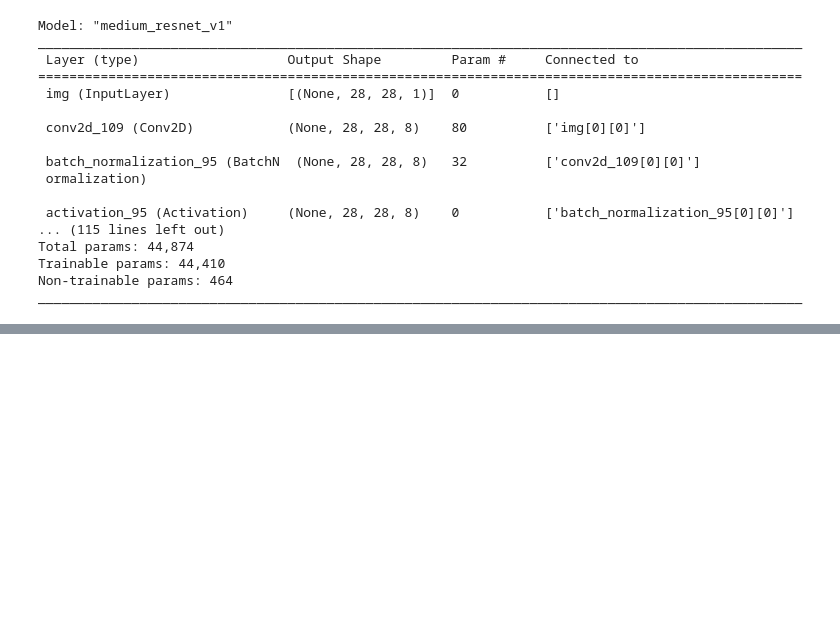
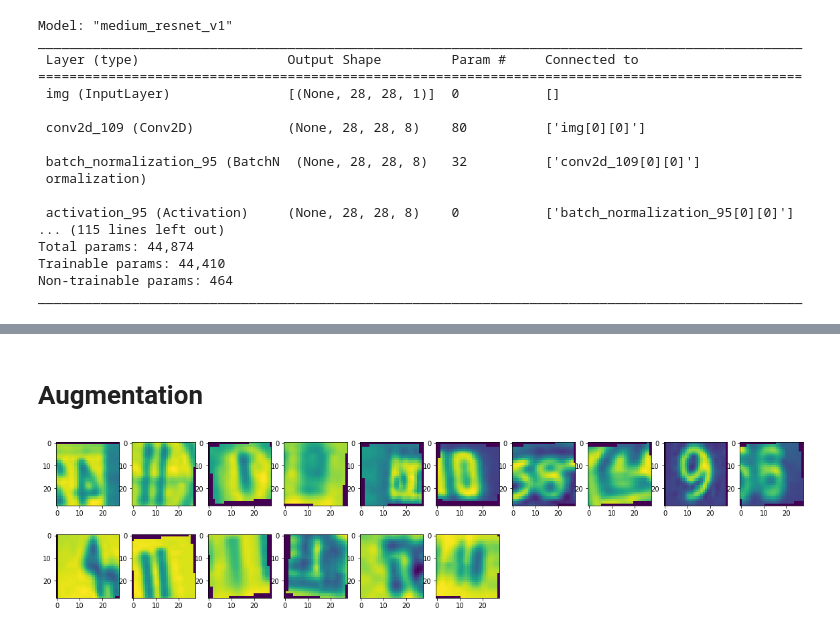
Before and after one commit to Lachie1011/cab420, a Jupyter notebook: assignment1A/Q3/CAB420_A1A_Q3.ipynb, the cells around one changed output, grey strips where cells are left out. Drawn from its saved outputs; the diff is of its cells as text; code cells hidden in the pictures; blank space fills up the shorter version.

```diff
--- a/assignment1A/Q3/CAB420_A1A_Q3.ipynb
+++ b/assignment1A/Q3/CAB420_A1A_Q3.ipynb
@@ -419,0 +469,25 @@ weighted avg       0.51      0.50      0.48     10000
+# %% [markdown]
+# Augmentation
+# %%
+datagen = ImageDataGenerator(
+                            # rotate between -5, +5 degrees
+                            rotation_range=5,
+                            # horiziontal shift by +/- 5% of the image width
+                            width_shift_range=0.05,
+                            # vertical shift by +/- 5% of the image width
+                            height_shift_range=0.05,
+                            # range for zooming
+                            zoom_range=0.1,
+                            # allow horizontal flips of data
+                            horizontal_flip=True,
+                            # what value to place in new pixels, given the nature of our data (clothes on a black backround)
+                            # we'll set this to a constant value of 0
+                            fill_mode='constant', cval=0)
+
+batch = datagen.flow(res_train_X, train_y, batch_size=16)
+fig = plt.figure(figsize=[20, 25])
+for i,img in enumerate(batch[0][0]):
+    ax = fig.add_subplot(10, 10, i + 1)
+    ax.imshow(img[:,:,:])
+# %% [output]
+[figure, added]
```
Also changed, not shown: parts of 12 cells of this notebook.
